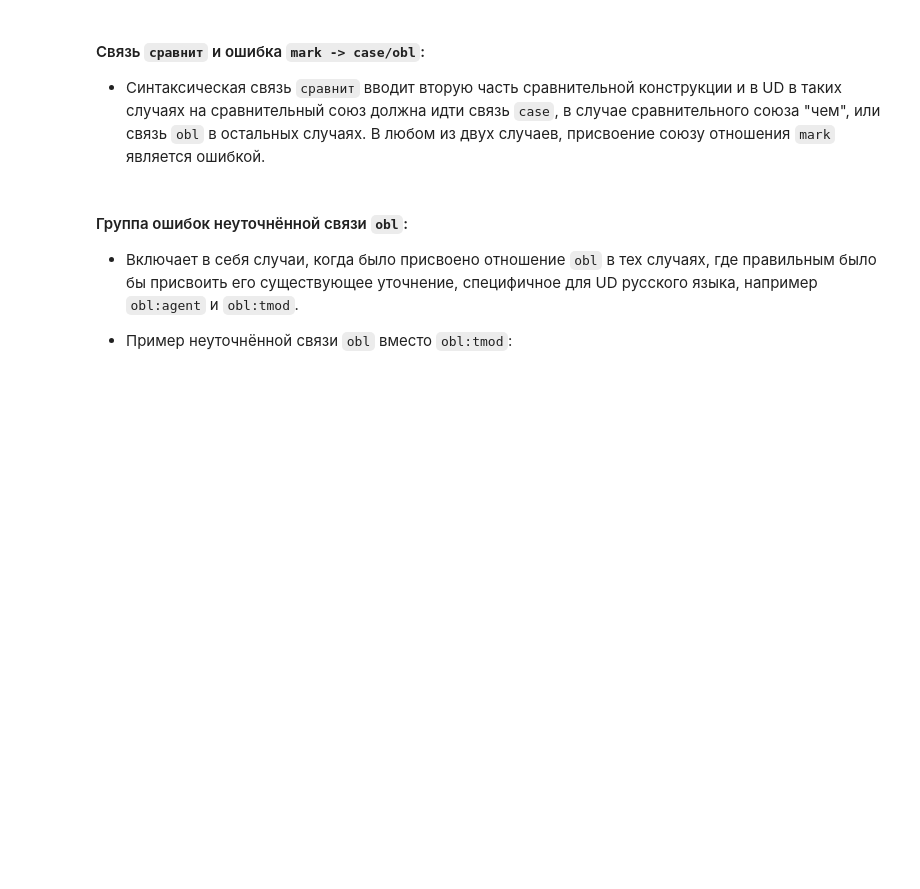
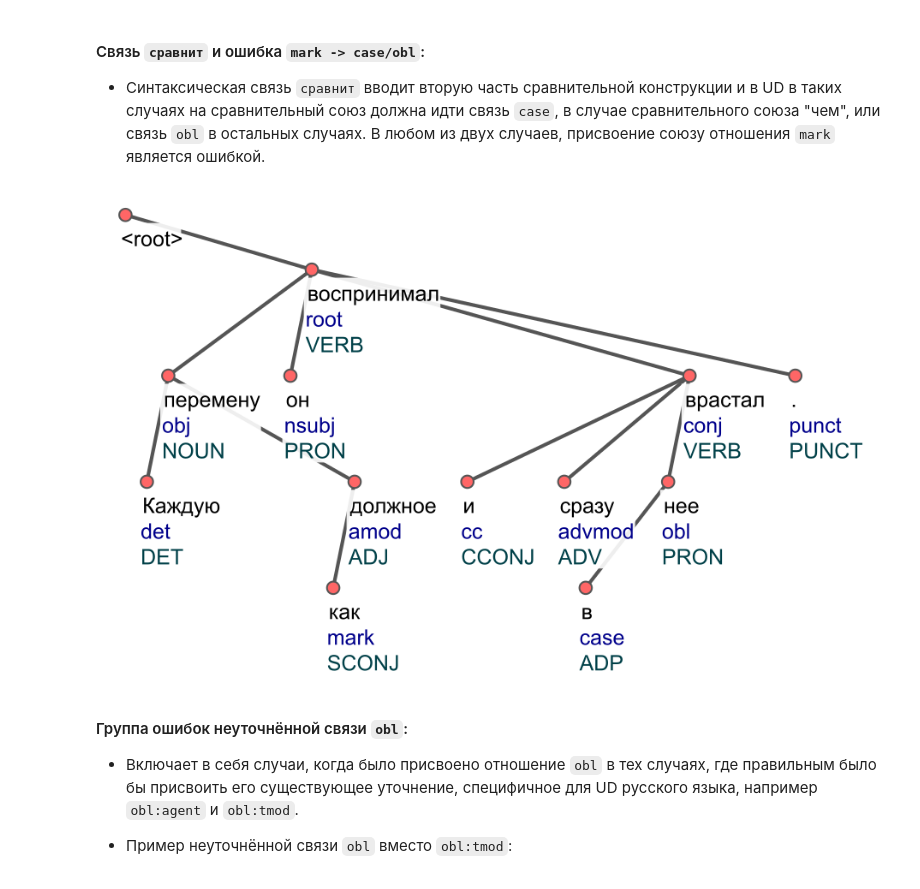
Before and after one commit to Danitim/SynTagRus-UD-Comparison, a Jupyter notebook: analysis.ipynb, the cells around one changed output. Cells and saved outputs as stored; diff of their text form; code cells hidden in the pictures; blank space fills up the shorter version.

```diff
--- a/analysis.ipynb
+++ b/analysis.ipynb
@@ -103,9 +113,15 @@ display_svg(svg_data, raw=True)
 
 * Синтаксическая связь `сравнит` вводит вторую часть сравнительной конструкции и в UD в таких случаях на сравнительный союз должна идти связь `case`, в случае сравнительного союза "чем", или связь `obl` в остальных случаях. В любом из двух случаев, присвоение союзу отношения `mark` является ошибкой.
 # %%
+
 # save_conllu_by_sent_id(ud_data_path, "100_uppsalaGrekova_2", "examples/2.conllu")
 svg_data = open("examples/2.svg", "r", encoding="utf-8").read()
-display_svg(svg_data, raw=True)
+# display_svg(svg_data, raw=True)
+image = pyvips.Image.new_from_file("examples/2.svg", dpi=150)
+image.write_to_file("examples/2.png")
+Image("examples/2.png")
+# %% [output]
+[figure, added]
 # %% [markdown]
 #### Группа ошибок неуточнённой связи `obl`:
 
```
Also changed, not shown: parts of 6 cells of this notebook.
